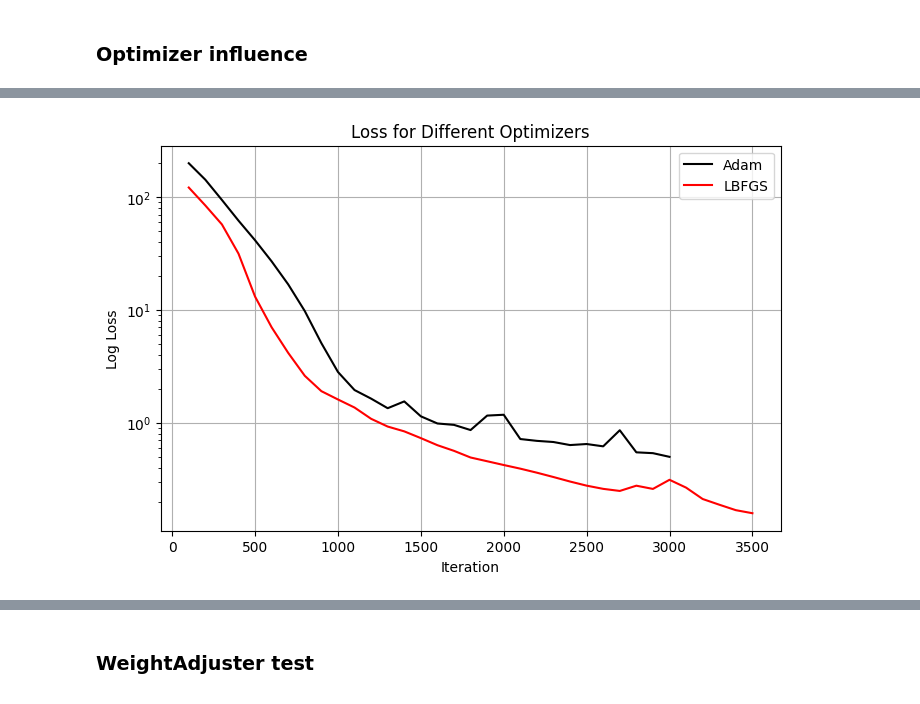
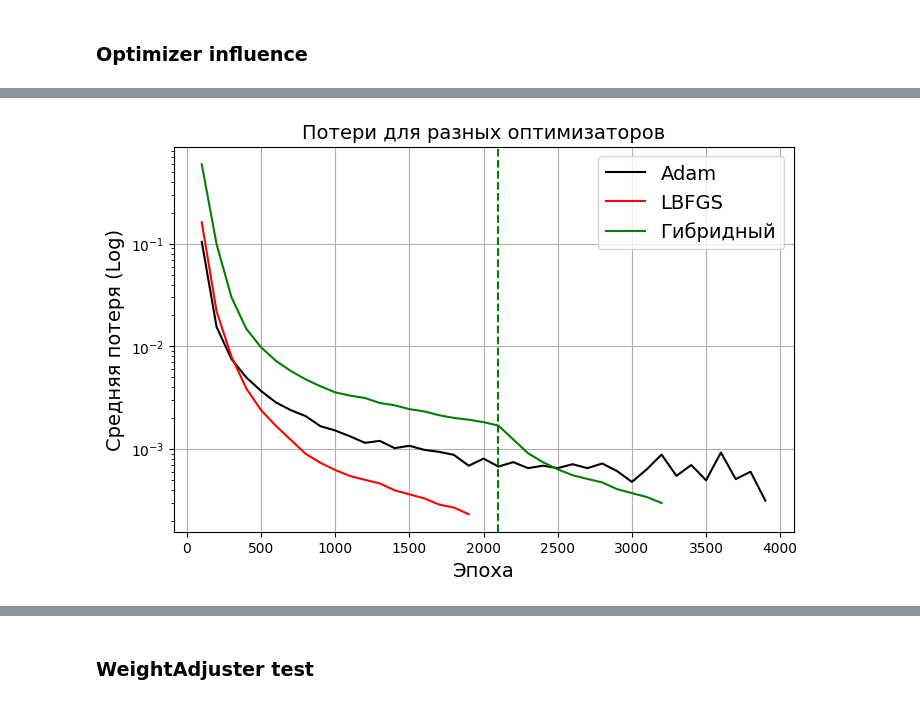
Before and after one commit to DikovAlexandr/PINN, a Jupyter notebook: TestPINN.ipynb, the cells around one changed output, grey strips where cells are left out. Saved outputs shown, nothing was run; the diff lists cells and outputs as text; code cells hidden in the pictures.

Commit message:
Add cross validation and update tests notebooks

```diff
--- a/TestPINN.ipynb
+++ b/TestPINN.ipynb
@@ -304,20 +345,23 @@ average_loss('out', 'HL_2_A_Tanh()_N_20_', 'HL_2_A_Tanh()_N_20_avg_optimizer_Ada
 # %%
 import os
 import pandas as pd
 
-data_adam = pd.read_csv(os.path.join(os.getcwd(),'docs/tests/optimizers/HL_2_A_Tanh()_N_20_avg_optimizer_Adam.csv'))
-data_lbfgs = pd.read_csv(os.path.join(os.getcwd(),'docs/tests/optimizers/HL_2_A_Tanh()_N_20_avg_optimizer_LBFGS.csv'))
+data_adam = pd.read_csv(os.path.join(os.getcwd(),'docs/tests/optimizers/HL_1_A_Sin()_N_64_avg_optimizer_Adam.csv'))
+data_lbfgs = pd.read_csv(os.path.join(os.getcwd(),'docs/tests/optimizers/HL_1_A_Sin()_N_64_avg_optimizer_LBFGS.csv'))
+data_hybrid = pd.read_csv(os.path.join(os.getcwd(),'docs/tests/optimizers/HL_1_A_Sin()_N_64_avg_optimizer_Hybrid.csv'))
 
 plt.figure(figsize=(8, 5))
-plt.plot(data_adam['iteration'], data_adam['loss'], label='Adam', c='black')
-plt.plot(data_lbfgs['iteration'], data_lbfgs['loss'], label='LBFGS', c='red')
-plt.xlabel('Iteration')
-plt.ylabel('Log Loss')
+plt.plot(data_adam['Iteration'], data_adam['Average_Loss'], label='Adam', c='black')
+plt.plot(data_lbfgs['Iteration'], data_lbfgs['Average_Loss'], label='LBFGS', c='red')
+plt.plot(data_hybrid['Iteration'], data_hybrid['Average_Loss'], label='Гибридный', c='green')
+plt.axvline(x=2100, color='green', linestyle='--')
+plt.xlabel('Эпоха', fontsize=14)
+plt.ylabel('Средняя потеря (Log)', fontsize=14)
 plt.yscale('log')
-plt.title('Loss for Different Optimizers')
-plt.legend()
+plt.title('Потери для разных оптимизаторов', fontsize=14)
+plt.legend(fontsize=14)
 plt.grid(True)
 plt.savefig(os.path.join(os.getcwd(), 'docs', 'tests', 'optimizers', 'optimizer_loss.png'))
 plt.show()
 # %% [output]
-[figure, old version]
+[figure, new version]
```
Also changed, not shown: parts of 40 cells of this notebook, 2 other files.
